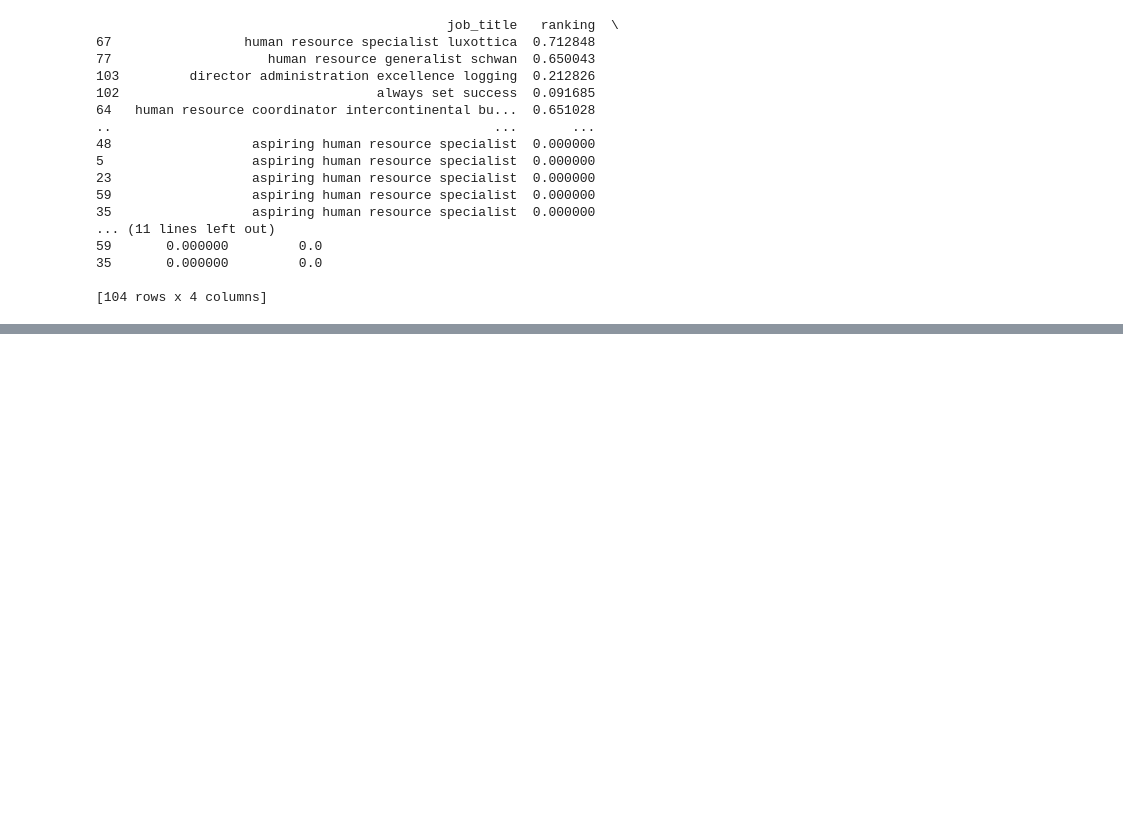
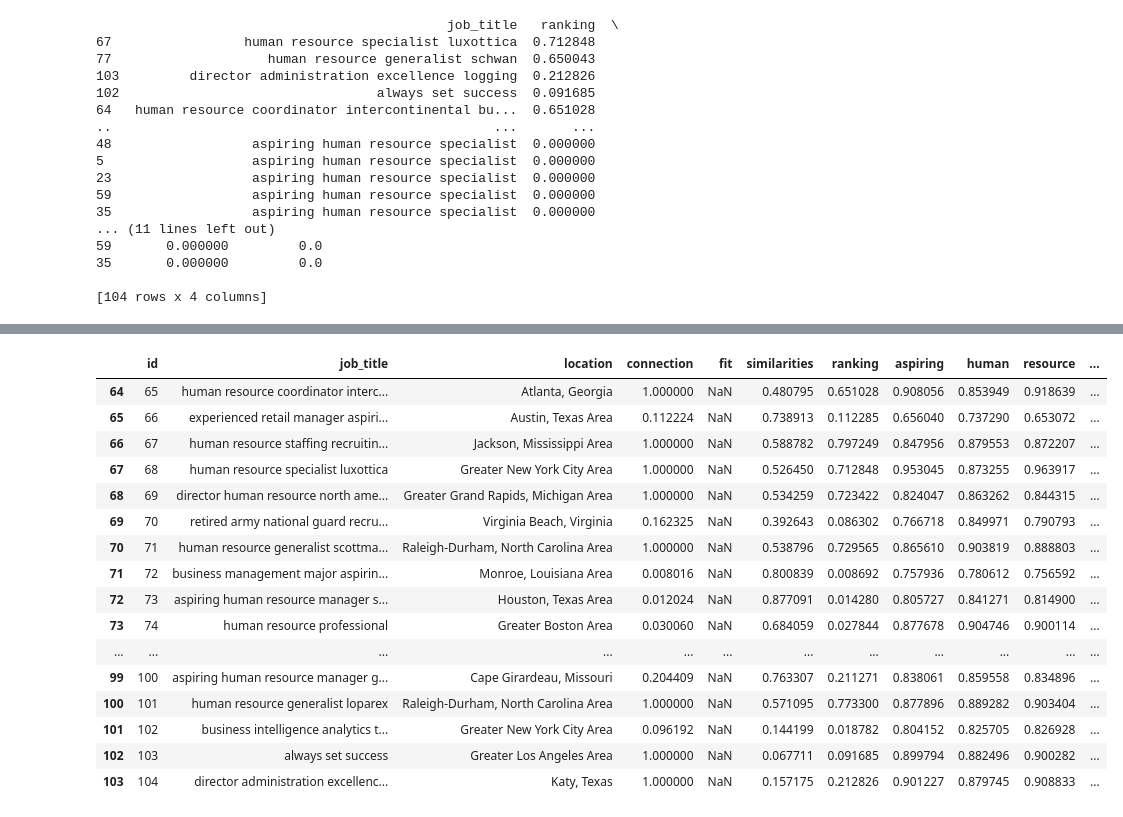
Before and after one commit to Mrcl3/O6EQTwpkNwvulbOa, a Jupyter notebook: talent_search_with_embeddings.ipynb, the cells around one changed output, grey strips where cells are left out. Saved outputs shown, nothing was run; the diff lists cells and outputs as text; code cells hidden in the pictures; blank space fills up the shorter version.

```diff
--- a/talent_search_with_embeddings.ipynb
+++ b/talent_search_with_embeddings.ipynb
@@ -398,0 +420,17 @@ print(df_sorted[['job_title', 'ranking','ranking_BERT', 'connection']])
+# %%
+sentences = list(df['job_title'].values)
+# %%
+# Encode the target sentence and other sentences
+target_sentence = 'aspiring human resource'
+target_embedding = model.encode([target_sentence])[0]
+sentence_embeddings = model.encode(sentences)
+
+# Calculate cosine similarity between the target sentence and other sentences
+similarities = cosine_similarity([target_embedding], sentence_embeddings)[0]
+
+# Sort the sentences based on their similarity scores
+results = sorted(zip(sentences, similarities), key=lambda x: x[1], reverse=True)
+
+# Print the most similar sentences
+for sentence, similarity in results:
+    print(f"Similarity: {similarity:.4f}\tSentence: {sentence}")
@@ -398,0 +455,26 @@ print(df_sorted[['job_title', 'ranking','ranking_BERT', 'connection']])
+# %%
+from sklearn.preprocessing import MinMaxScaler
+
+#Select the input features for ranking
+features = ['connection']
+
+# Replace '500+' with 500 in the 'connections' column
+df['connection'] = df['connection'].replace('500+ ', '500')
+
+df['connection'] = pd.to_numeric(df['connection'])
+print(df['connection'])
+# Scale the 'connections' column to a range of 0 to 1
+scaler = MinMaxScaler()
+df['connection'] = scaler.fit_transform(df['connection'].values.reshape(-1, 1))
+
+# Normalize the remaining features to a range of 0 to 1
+df[features] = scaler.fit_transform(df[features])
+
+# Calculate the ranking score
+df['ranking_SBERT'] = 0.8*similarities*0.2*df['connection']
+
+# Normalize the ranking score to a range of 0 to 1
+df['ranking_SBERT'] = scaler.fit_transform(df['ranking_SBERT'].values.reshape(-1, 1))
+
+# Print the ranked candidates
+print(df[['job_title', 'ranking','ranking_SBERT']])
@@ -398,0 +499,20 @@ print(df_sorted[['job_title', 'ranking','ranking_BERT', 'connection']])
+# %%
+df.tail(40)
+# %% [output]
+|  | id | job_title | location | connection | fit | similarities | ranking | aspiring | human | resource | ... |
+| 64 | 65 | human resource coordinator interc... | Atlanta, Georgia | 1.000000 | NaN | 0.480795 | 0.651028 | 0.908056 | 0.853949 | 0.918639 | ... |
+| 65 | 66 | experienced retail manager aspiri... | Austin, Texas Area | 0.112224 | NaN | 0.738913 | 0.112285 | 0.656040 | 0.737290 | 0.653072 | ... |
+| 66 | 67 | human resource staffing recruitin... | Jackson, Mississippi Area | 1.000000 | NaN | 0.588782 | 0.797249 | 0.847956 | 0.879553 | 0.872207 | ... |
+| 67 | 68 | human resource specialist luxottica | Greater New York City Area | 1.000000 | NaN | 0.526450 | 0.712848 | 0.953045 | 0.873255 | 0.963917 | ... |
+| 68 | 69 | director human resource north ame... | Greater Grand Rapids, Michigan Area | 1.000000 | NaN | 0.534259 | 0.723422 | 0.824047 | 0.863262 | 0.844315 | ... |
+| 69 | 70 | retired army national guard recru... | Virginia Beach, Virginia | 0.162325 | NaN | 0.392643 | 0.086302 | 0.766718 | 0.849971 | 0.790793 | ... |
+| 70 | 71 | human resource generalist scottma... | Raleigh-Durham, North Carolina Area | 1.000000 | NaN | 0.538796 | 0.729565 | 0.865610 | 0.903819 | 0.888803 | ... |
+| 71 | 72 | business management major aspirin... | Monroe, Louisiana Area | 0.008016 | NaN | 0.800839 | 0.008692 | 0.757936 | 0.780612 | 0.756592 | ... |
+| 72 | 73 | aspiring human resource manager s... | Houston, Texas Area | 0.012024 | NaN | 0.877091 | 0.014280 | 0.805727 | 0.841271 | 0.814900 | ... |
+| 73 | 74 | human resource professional | Greater Boston Area | 0.030060 | NaN | 0.684059 | 0.027844 | 0.877678 | 0.904746 | 0.900114 | ... |
+| ... | ... | ... | ... | ... | ... | ... | ... | ... | ... | ... | ... |
+| 99 | 100 | aspiring human resource manager g... | Cape Girardeau, Missouri | 0.204409 | NaN | 0.763307 | 0.211271 | 0.838061 | 0.859558 | 0.834896 | ... |
+| 100 | 101 | human resource generalist loparex | Raleigh-Durham, North Carolina Area | 1.000000 | NaN | 0.571095 | 0.773300 | 0.877896 | 0.889282 | 0.903404 | ... |
+| 101 | 102 | business intelligence analytics t... | Greater New York City Area | 0.096192 | NaN | 0.144199 | 0.018782 | 0.804152 | 0.825705 | 0.826928 | ... |
+| 102 | 103 | always set success | Greater Los Angeles Area | 1.000000 | NaN | 0.067711 | 0.091685 | 0.899794 | 0.882496 | 0.900282 | ... |
+| 103 | 104 | director administration excellenc... | Katy, Texas | 1.000000 | NaN | 0.157175 | 0.212826 | 0.901227 | 0.879745 | 0.908833 | ... |
```
Also changed, not shown: parts of 10 cells of this notebook.
